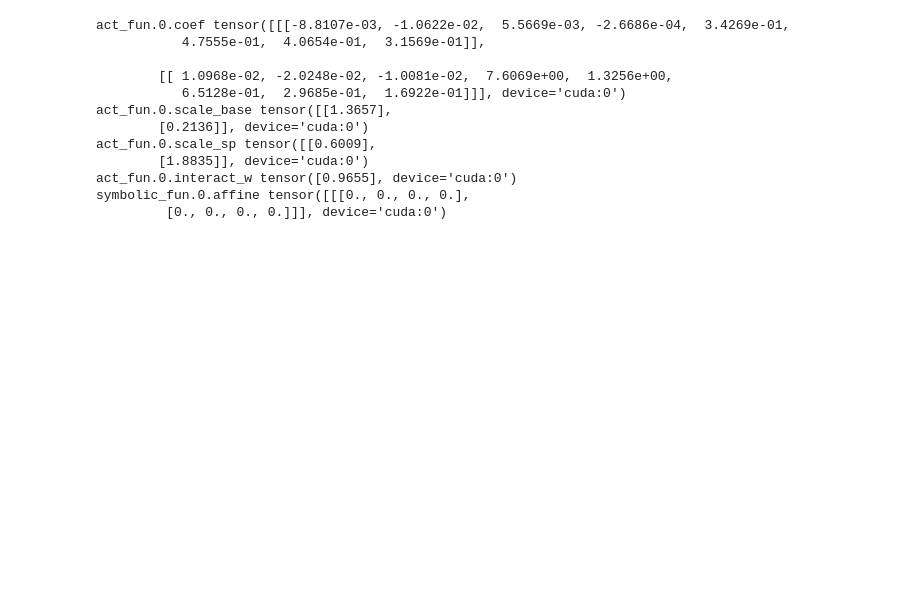
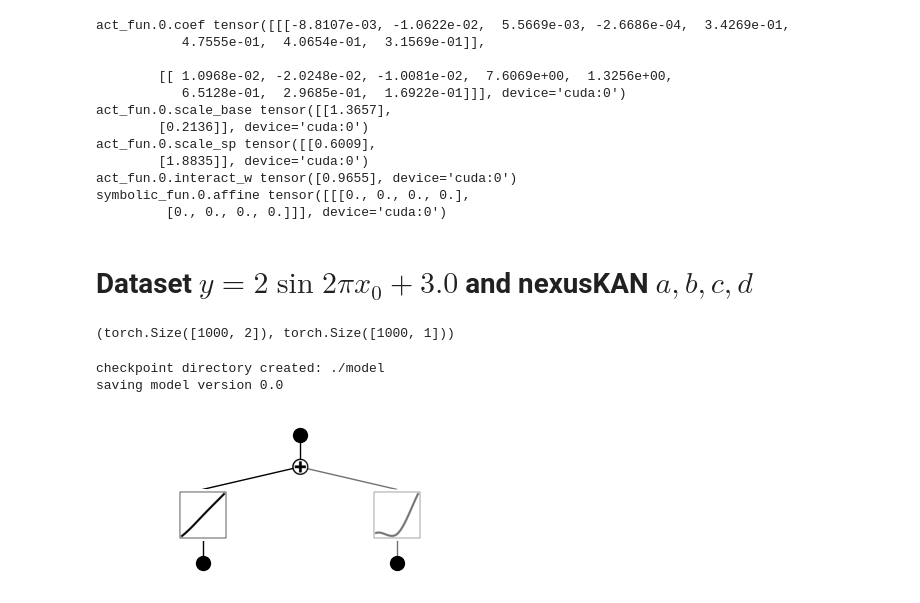
Before and after one commit to shdaig/NexusAriadne, a Jupyter notebook: multiplication.ipynb, the cells around one changed output. Cells and saved outputs as stored; diff of their text form; code cells hidden in the pictures; blank space fills up the shorter version.

```diff
--- a/multiplication.ipynb
+++ b/multiplication.ipynb
@@ -516,3 +516,38 @@ act_fun.0.scale_sp tensor([[0.6009],
 act_fun.0.interact_w tensor([0.9655], device='cuda:0')
 symbolic_fun.0.affine tensor([[[0., 0., 0., 0.],
          [0., 0., 0., 0.]]], device='cuda:0')
+# %% [markdown]
+# **Dataset** $y = 2\sin{2 \pi x_0 + 3.0}$ and nexusKAN $a, b, c, d$
+# %%
+end_range = 1.0
+start_range = 0.2
+num_samples = 1000
+x = (end_range - start_range) * torch.rand(num_samples + 200, 2) + start_range
+# y = torch.sin(2 * torch.pi * x[:, 0]) + torch.sin(2 * torch.pi * x[:, 1])
+# y = x[:, 0] + torch.sin(2 * torch.pi * x[:, 1])
+y = 2 * torch.sin(2 * torch.pi * x[:, 0]) + 3.0 * torch.pi # + 2 * torch.sin(2 * torch.pi* x[:, 1] + 3.0)
+# y_class = torch.where(y > 0.5, 1.0, 0.0)
+dataset = {
+    'train_input': x[:1000],
+    # 'train_label': y[:1000],
+    'train_label': y[:1000].unsqueeze(dim=1),
+
+    'test_input': x[-200:],
+    # 'test_label': y[-200:],
+    'test_label': y[-200:].unsqueeze(dim=1),
+}
+dataset['train_input'] = dataset['train_input'].to(device)
+dataset['train_label'] = dataset['train_label'].to(device)
+dataset['test_input'] = dataset['test_input'].to(device)
+dataset['test_label'] = dataset['test_label'].to(device)
+dataset['train_input'].shape, dataset['train_label'].shape
+# %% [output]
+(torch.Size([1000, 2]), torch.Size([1000, 1]))
+# %%
+model = nexusKAN(width=[2, 1], grid=5, k=3, seed=42, device=device)
+model(dataset['train_input'])
+model.plot()
+# %% [output]
+checkpoint directory created: ./model
+saving model version 0.0
+[figure, added]
```
Also changed, not shown: parts of 5 cells of this notebook, 1 other file.
